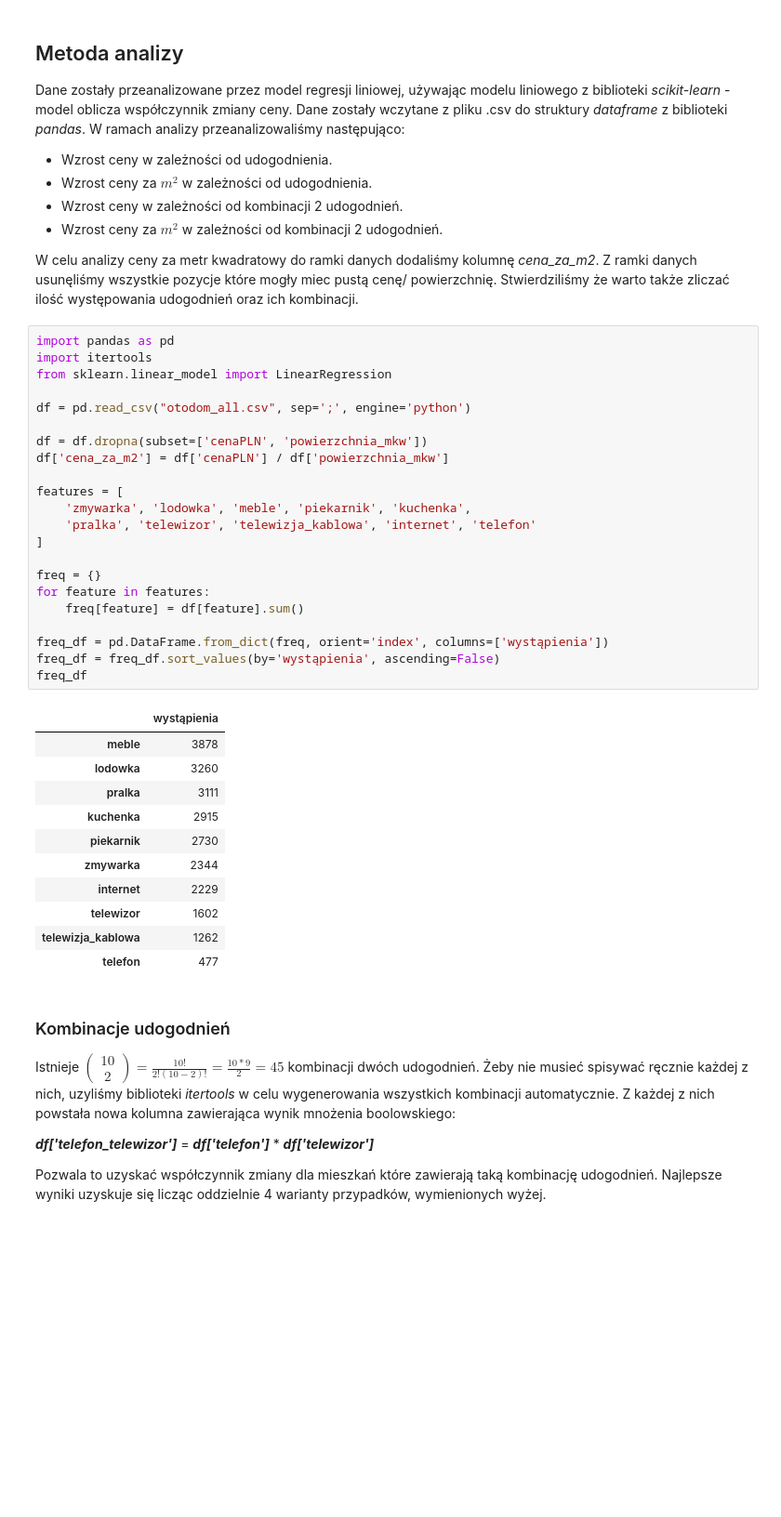
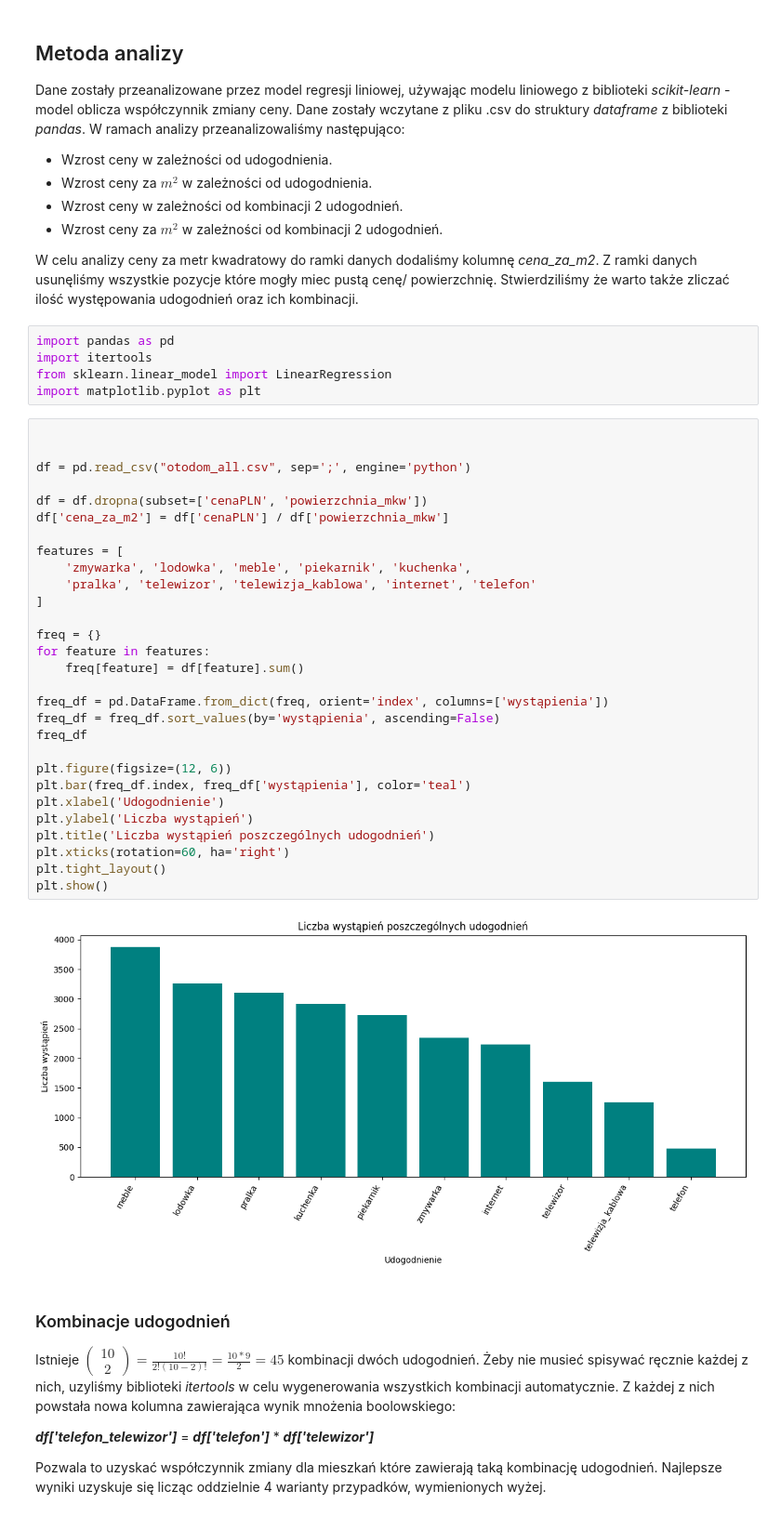
Before and after one commit to Huntarman/otodom-data-analysis, a Jupyter notebook: project.ipynb, the cells around one changed output. Shown: that part at 93% size. Cells and saved outputs as stored; diff of their text form; blank space fills up the shorter version.

Commit message:
Added plots, Updated requirements.txt to include additional dependencies

```diff
--- a/project.ipynb
+++ b/project.ipynb
@@ -21,40 +21,42 @@ Dane zostały przeanalizowane przez model regresji liniowej, używając modelu l
 * Wzrost ceny za $m^2$ w zależności od kombinacji 2 udogodnień.
 
 W celu analizy ceny za metr kwadratowy do ramki danych dodaliśmy kolumnę *cena_za_m2*. Z ramki danych usunęliśmy wszystkie pozycje które mogły miec pustą cenę/ powierzchnię. Stwierdziliśmy że warto także zliczać ilość występowania udogodnień oraz ich kombinacji.
+# %%
+import pandas as pd
+import itertools
+from sklearn.linear_model import LinearRegression
+import matplotlib.pyplot as plt
 # %%
-import pandas as pd
-import itertools
-from sklearn.linear_model import LinearRegression
+
 
 df = pd.read_csv("otodom_all.csv", sep=';', engine='python')
 
 df = df.dropna(subset=['cenaPLN', 'powierzchnia_mkw'])
 df['cena_za_m2'] = df['cenaPLN'] / df['powierzchnia_mkw']
 
 features = [
     'zmywarka', 'lodowka', 'meble', 'piekarnik', 'kuchenka',
     'pralka', 'telewizor', 'telewizja_kablowa', 'internet', 'telefon'
 ]
 
 freq = {}
 for feature in features:
     freq[feature] = df[feature].sum()
 
 freq_df = pd.DataFrame.from_dict(freq, orient='index', columns=['wystąpienia'])
 freq_df = freq_df.sort_values(by='wystąpienia', ascending=False)
 freq_df
+
+plt.figure(figsize=(12, 6))
+plt.bar(freq_df.index, freq_df['wystąpienia'], color='teal')
+plt.xlabel('Udogodnienie')
+plt.ylabel('Liczba wystąpień')
+plt.title('Liczba wystąpień poszczególnych udogodnień')
+plt.xticks(rotation=60, ha='right')
+plt.tight_layout()
+plt.show()
 # %% [output]
-|  | wystąpienia |
-| meble | 3878 |
-| lodowka | 3260 |
-| pralka | 3111 |
-| kuchenka | 2915 |
-| piekarnik | 2730 |
-| zmywarka | 2344 |
-| internet | 2229 |
-| telewizor | 1602 |
-| telewizja_kablowa | 1262 |
-| telefon | 477 |
+[figure, added]
 # %% [markdown]
 ### Kombinacje udogodnień
 Istnieje $\left( \begin{array}{c} 10 \\ 2 \end{array} \right) = \frac{10!}{2!(10-2)!} = \frac{10 * 9}{2} = 45$ kombinacji dwóch udogodnień. Żeby nie musieć spisywać ręcznie każdej z nich, uzyliśmy biblioteki *itertools* w celu wygenerowania wszystkich kombinacji automatycznie. Z każdej z nich powstała nowa kolumna zawierająca wynik mnożenia boolowskiego:
```
Also changed, not shown: parts of 9 cells of this notebook, 1 other file.
